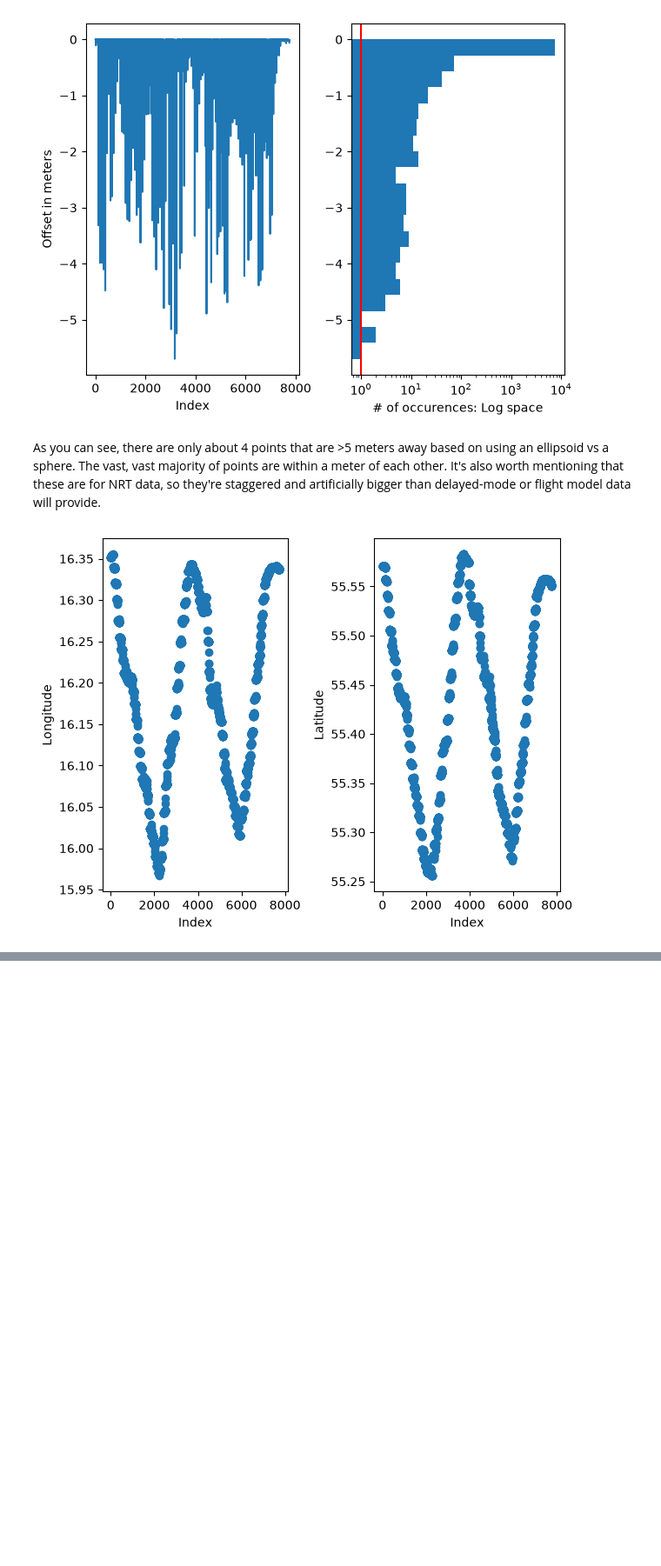
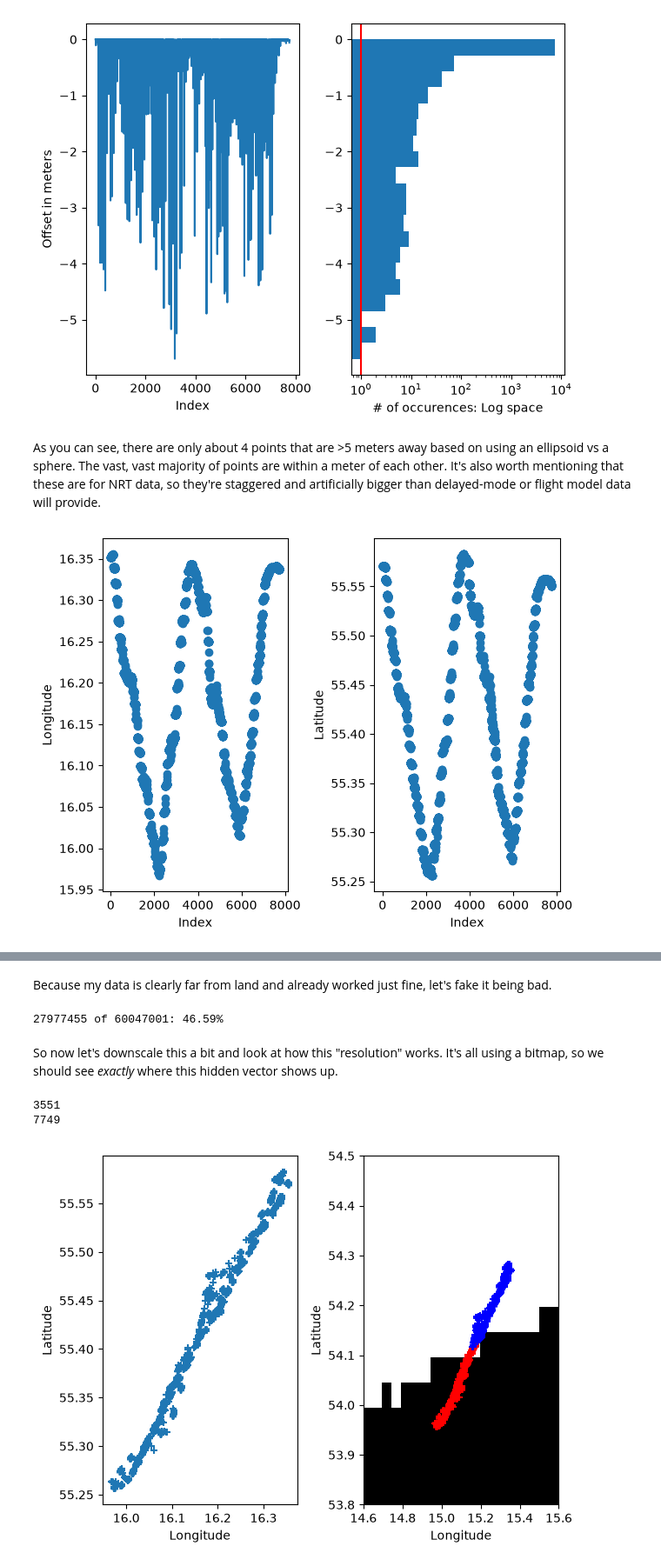
Before and after one commit to Klankers/mau_gsoc_qartod, a Jupyter notebook: deliverable_2.ipynb, the cells around one changed output, grey strips where cells are left out. Shown at 87% size. Cells and saved outputs as stored; diff of their text form; code cells hidden in the pictures; blank space fills up the shorter version.

```diff
--- a/deliverable_2.ipynb
+++ b/deliverable_2.ipynb
@@ -2387,0 +2660,3 @@ Outcomes of this exploration:
+# %%
+xx, yy = np.meshgrid(data.LONGITUDE, data.LATITUDE)
+on_land = l.contains_many(xx.ravel(), yy.ravel())
@@ -2387,0 +2668,3 @@ Outcomes of this exploration:
+# %%
+%%time
+on_land = l.contains_many(xx.ravel(), yy.ravel())   #   Now while timing it
@@ -2387,0 +2712,50 @@ Outcomes of this exploration:
+# %% [markdown]
+Because my data is clearly far from land and already worked just fine, let's fake it being bad.
+# %%
+#   Note: This takes ages with the meshgrid. No idea why it's 10x what it was before.
+bad_lat = data.LATITUDE.to_numpy() - 1.3  #   Shifts the latitude down to 54 N, right by the Polish coastline.
+bad_lon = data.LONGITUDE.to_numpy() - 1 #   Moves it west, making it easier to see the intersection with the coast.
+
+xx_bad, yy_bad = np.meshgrid(bad_lon, bad_lat)
+bad_land = l.contains_many(xx_bad.ravel(), yy_bad.ravel())
+# %%
+print(f"{bad_land.sum().item()} of {len(bad_land)}: {100 * (bad_land.sum().item() / len(bad_land)):.2f}%")  #   This says about half of them are bad now that we've shoved it down into the coastline of Poland.
+# %% [output]
+27977455 of 60047001: 46.59%
+# %% [markdown]
+So now let's downscale this a bit and look at how this "resolution" works. It's all using a bitmap, so we should see *exactly* where this hidden vector shows up.
+# %%
+#   Not going to do the meshgrid, since we just want the points themselves and corresponding flags
+landmask = RoaringLandmask.new()    #   Define it once.
+def land_mask(lon, lat):
+    lon = np.asarray(lon)
+    lat = np.asarray(lat)
+
+    flag_arr = np.ma.ones(lon.size, dtype="uint8") #   Init to flag 1 "good"
+
+    on_land = landmask.contains_many(lon, lat)
+    flag_arr.mask = on_land
+    flag_arr[flag_arr.mask] = 4
+    return flag_arr
+flags = land_mask(lon=bad_lon, lat=bad_lat)
+print(len(flags[flags == 4]))
+print(len(flags))
+# %% [output]
+3551
+7749
+# %%
+fig, axs = plt.subplots(nrows=1, ncols=2)
+axs[0].scatter(data.LONGITUDE, data.LATITUDE, marker="+")
+axs[0].set_xlabel("Longitude")
+axs[0].set_ylabel("Latitude")
+axs[1].pcolormesh(xx, yy, land, shading="nearest", cmap="Greys")
+# axs[1].scatter(bad_lon, bad_lat, c="red", s=5, marker="+")
+axs[1].scatter(bad_lon[flags == 4], bad_lat[flags == 4], c="red", marker="+")
+axs[1].scatter(bad_lon[flags == 1], bad_lat[flags == 1], c="blue", marker="+")
+axs[1].set_xlabel("Longitude")
+axs[1].set_ylabel("Latitude")
+axs[1].set_ylim([53.8, 54.5])
+axs[1].set_xlim([14.6, 15.6])
+plt.tight_layout()
+# %% [output]
+[figure, added]
```
Also changed, not shown: parts of 90 cells of this notebook.
